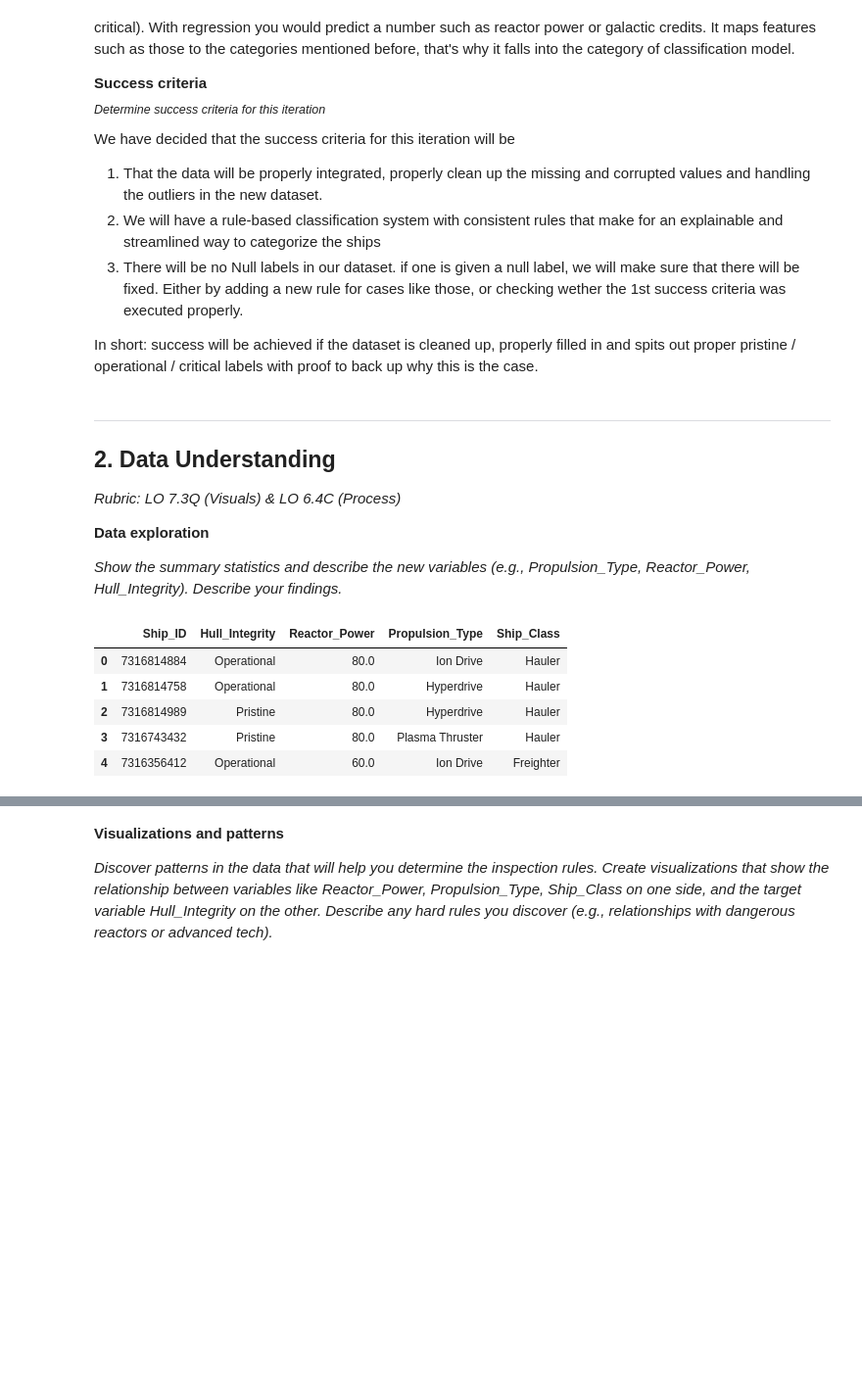
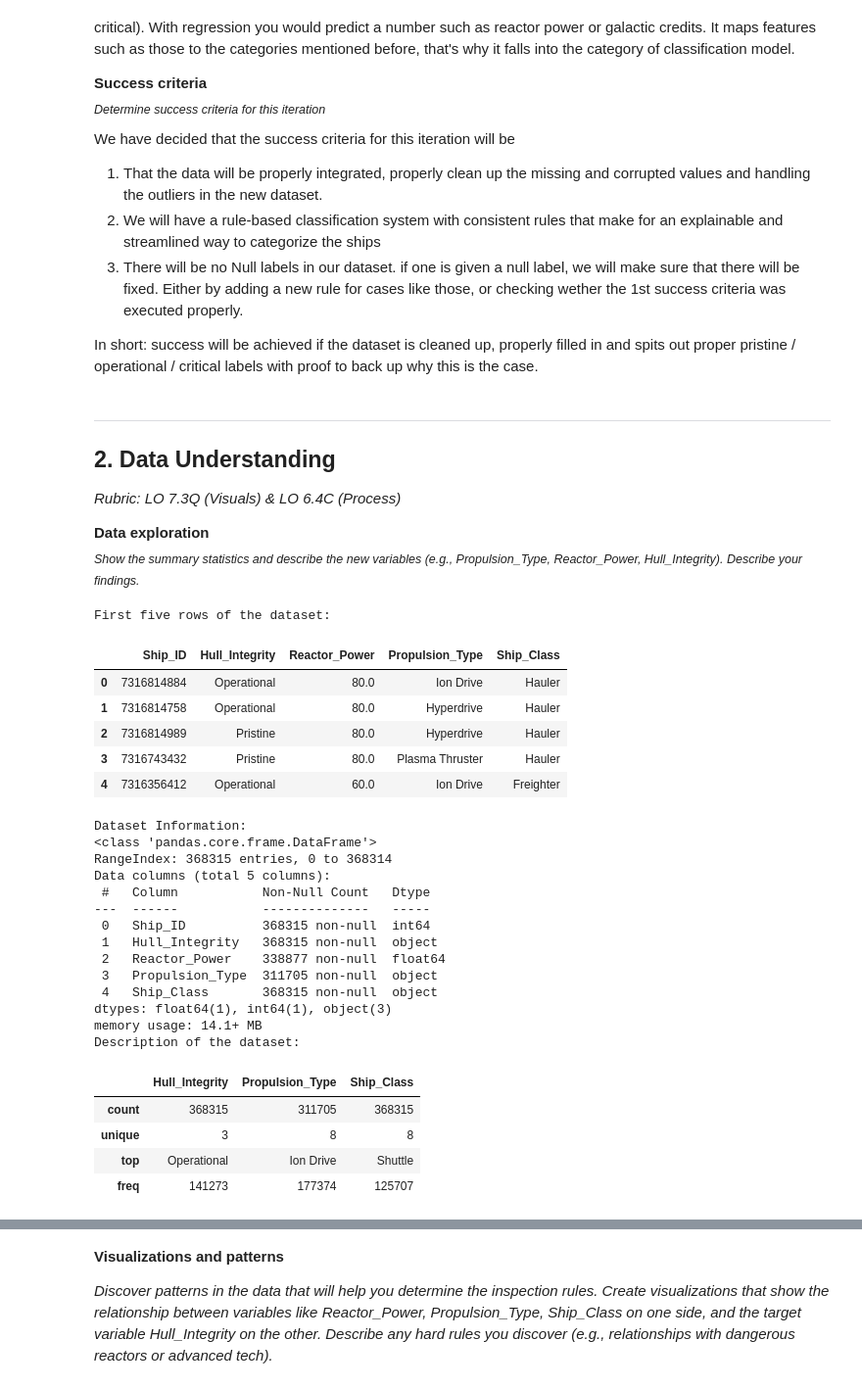
Before and after one commit to SidneyFel/The-Secret-Weapons, a Jupyter notebook: assignment_template_it2.ipynb, the cells around one changed output, grey strips where cells are left out. Shown at 98% size. Cells and saved outputs as stored; diff of their text form; code cells hidden in the pictures; blank space fills up the shorter version.

```diff
--- a/assignment_template_it2.ipynb
+++ b/assignment_template_it2.ipynb
@@ -82,14 +82,41 @@ In short: success will be achieved if the dataset is cleaned up, properly filled
 *Rubric: LO 7.3Q (Visuals) & LO 6.4C (Process)*
 
 **Data exploration**
-
-*Show the summary statistics and describe the new variables (e.g., Propulsion_Type, Reactor_Power, Hull_Integrity). Describe your findings.*
+<br>
+<sub>*Show the summary statistics and describe the new variables (e.g., Propulsion_Type, Reactor_Power, Hull_Integrity). Describe your findings.*</sub>
-# %%
-df_inspections.head(5)
-# %% [output]
-|  | Ship_ID | Hull_Integrity | Reactor_Power | Propulsion_Type | Ship_Class |
-| 0 | 7316814884 | Operational | 80.0 | Ion Drive | Hauler |
-| 1 | 7316814758 | Operational | 80.0 | Hyperdrive | Hauler |
-| 2 | 7316814989 | Pristine | 80.0 | Hyperdrive | Hauler |
-| 3 | 7316743432 | Pristine | 80.0 | Plasma Thruster | Hauler |
-| 4 | 7316356412 | Operational | 60.0 | Ion Drive | Freighter |
+# %%
+print("First five rows of the dataset:")
+display(df_inspections.head(5))
+
+print("Dataset Information:")
+df_inspections.info()
+
+print("Description of the dataset:")
+df_inspections.describe(include=['object'])
+# %% [output]
+First five rows of the dataset:
+|  | Ship_ID | Hull_Integrity | Reactor_Power | Propulsion_Type | Ship_Class |
+| 0 | 7316814884 | Operational | 80.0 | Ion Drive | Hauler |
+| 1 | 7316814758 | Operational | 80.0 | Hyperdrive | Hauler |
+| 2 | 7316814989 | Pristine | 80.0 | Hyperdrive | Hauler |
+| 3 | 7316743432 | Pristine | 80.0 | Plasma Thruster | Hauler |
+| 4 | 7316356412 | Operational | 60.0 | Ion Drive | Freighter |
+Dataset Information:
+<class 'pandas.core.frame.DataFrame'>
+RangeIndex: 368315 entries, 0 to 368314
+Data columns (total 5 columns):
+ #   Column           Non-Null Count   Dtype
+---  ------           --------------   -----
+ 0   Ship_ID          368315 non-null  int64
+ 1   Hull_Integrity   368315 non-null  object
+ 2   Reactor_Power    338877 non-null  float64
+ 3   Propulsion_Type  311705 non-null  object
+ 4   Ship_Class       368315 non-null  object
+dtypes: float64(1), int64(1), object(3)
+memory usage: 14.1+ MB
+Description of the dataset:
+|  | Hull_Integrity | Propulsion_Type | Ship_Class |
+| count | 368315 | 311705 | 368315 |
+| unique | 3 | 8 | 8 |
+| top | Operational | Ion Drive | Shuttle |
+| freq | 141273 | 177374 | 125707 |
```
Also changed, not shown: parts of 11 cells of this notebook.
